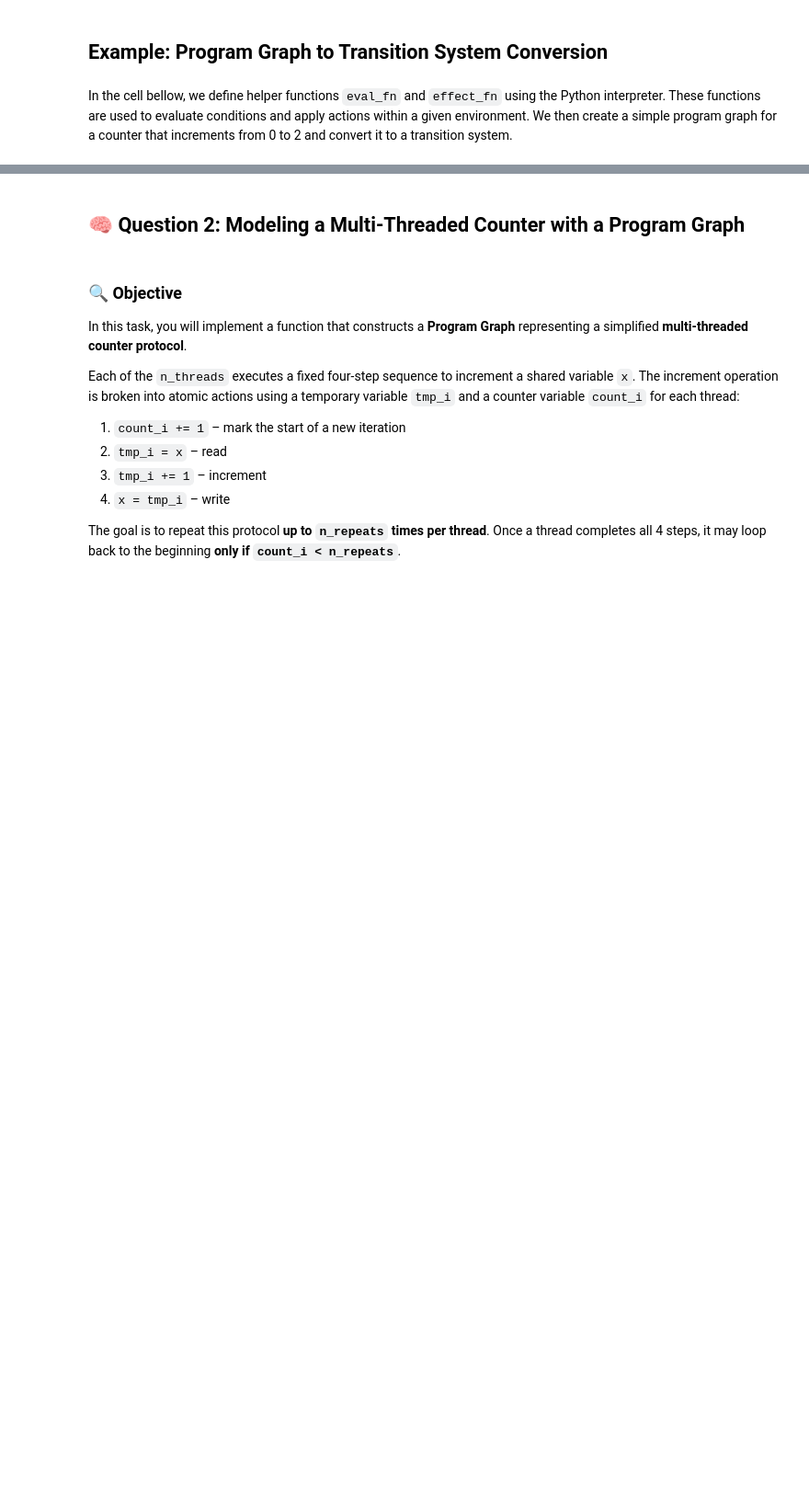
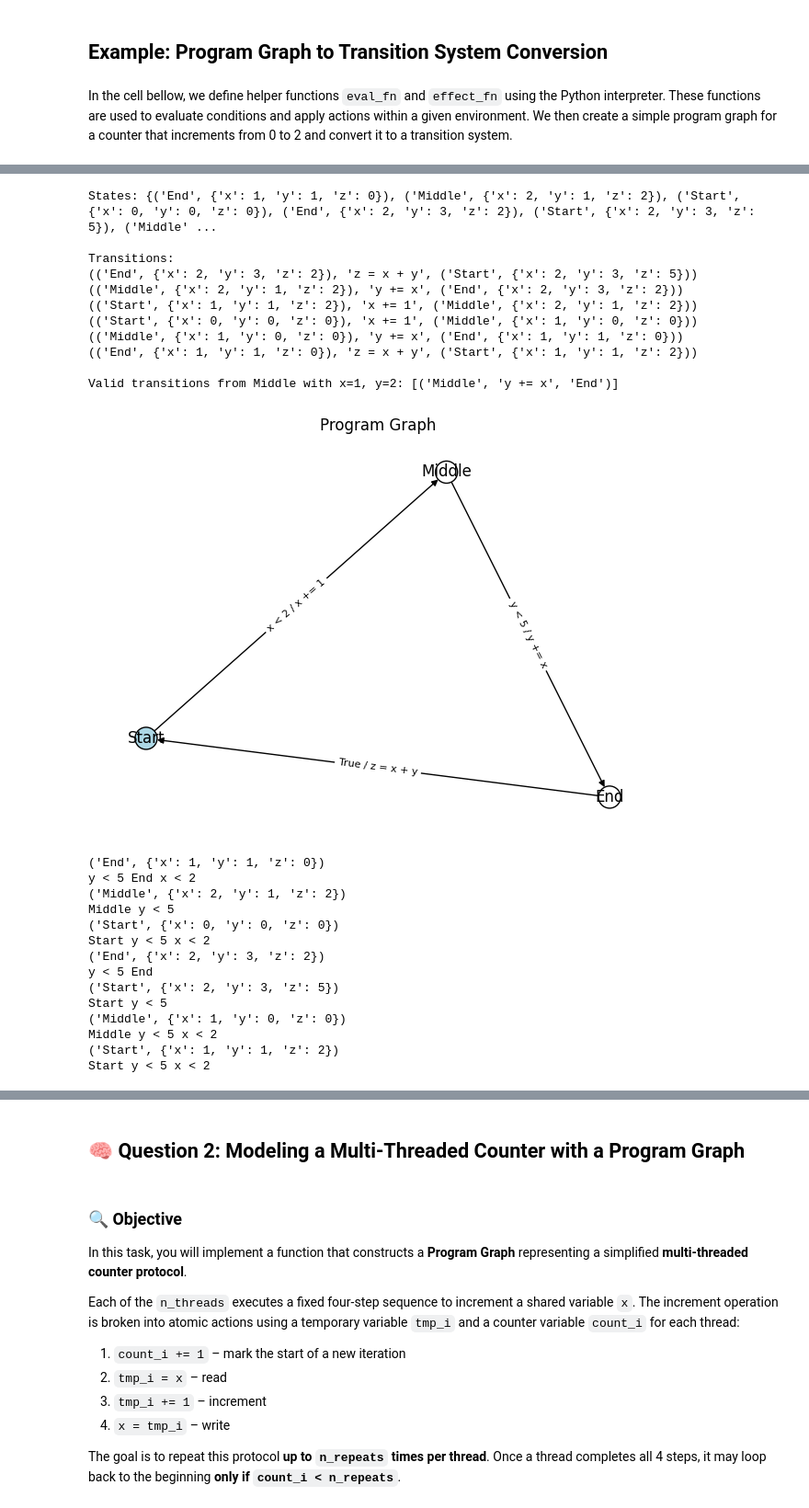
Before and after one commit to a1amit/Formal_Verification_HW2, a Jupyter notebook: HW2.ipynb, the cells around one changed output, grey strips where cells are left out. Shown: that part at 92% size. Cells and saved outputs as stored; diff of their text form; code cells hidden in the pictures; blank space fills up the shorter version.

```diff
--- a/HW2.ipynb
+++ b/HW2.ipynb
@@ -746,0 +809,62 @@ Transitions:
+# %%
+# Program graph with multiple variables
+multi_var_pg = ProgramGraph(
+    locations={'Start', 'Middle', 'End'},
+    initial_locations={'Start'},
+    actions={'x += 1', 'y += x', 'z = x + y'},
+    transitions={
+        ('Start', 'x < 2', 'x += 1', 'Middle'),
+        ('Middle', 'y < 5', 'y += x', 'End'),
+        ('End', 'True', 'z = x + y', 'Start')
+    },
+    eval_fn=eval_fn,
+    effect_fn=effect_fn,
+    g0='x == 0 and y == 0 and z == 0'
+)
+
+# Convert to transition system
+multi_vars = {'x': {0, 1, 2}, 'y': {0, 1, 2, 3, 4, 5}, 'z': {0, 1, 2, 3, 4, 5, 6, 7}}
+multi_labels = {'x < 2', 'y < 5', 'z > 5'}
+multi_ts = multi_var_pg.to_transition_system(multi_vars, multi_labels)
+
+# Print the states and transitions
+print("States:", multi_ts.S)
+print("\nTransitions:")
+for transition in multi_ts.Transitions:
+    print(transition)
+
+# Test valid_transitions
+env = {'x': 1, 'y': 2, 'z': 0}
+valid_from_middle = multi_var_pg.valid_transitions('Middle', env, 'y += x')
+print("\nValid transitions from Middle with x=1, y=2:", valid_from_middle)
+
+# Visualize
+multi_var_pg.plot()
+multi_ts.plot(title="Multi-Variable Program Graph")
+# %% [output]
+States: {('End', {'x': 1, 'y': 1, 'z': 0}), ('Middle', {'x': 2, 'y': 1, 'z': 2}), ('Start', {'x': 0, 'y': 0, 'z': 0}), ('End', {'x': 2, 'y': 3, 'z': 2}), ('Start', {'x': 2, 'y': 3, 'z': 5}), ('Middle' ...
+
+Transitions:
+(('End', {'x': 2, 'y': 3, 'z': 2}), 'z = x + y', ('Start', {'x': 2, 'y': 3, 'z': 5}))
+(('Middle', {'x': 2, 'y': 1, 'z': 2}), 'y += x', ('End', {'x': 2, 'y': 3, 'z': 2}))
+(('Start', {'x': 1, 'y': 1, 'z': 2}), 'x += 1', ('Middle', {'x': 2, 'y': 1, 'z': 2}))
+(('Start', {'x': 0, 'y': 0, 'z': 0}), 'x += 1', ('Middle', {'x': 1, 'y': 0, 'z': 0}))
+(('Middle', {'x': 1, 'y': 0, 'z': 0}), 'y += x', ('End', {'x': 1, 'y': 1, 'z': 0}))
+(('End', {'x': 1, 'y': 1, 'z': 0}), 'z = x + y', ('Start', {'x': 1, 'y': 1, 'z': 2}))
+
+Valid transitions from Middle with x=1, y=2: [('Middle', 'y += x', 'End')]
+[figure, added]
+('End', {'x': 1, 'y': 1, 'z': 0})
+y < 5 End x < 2
+('Middle', {'x': 2, 'y': 1, 'z': 2})
+Middle y < 5
+('Start', {'x': 0, 'y': 0, 'z': 0})
+Start y < 5 x < 2
+('End', {'x': 2, 'y': 3, 'z': 2})
+y < 5 End
+('Start', {'x': 2, 'y': 3, 'z': 5})
+Start y < 5
+('Middle', {'x': 1, 'y': 0, 'z': 0})
+Middle y < 5 x < 2
+('Start', {'x': 1, 'y': 1, 'z': 2})
+Start y < 5 x < 2
```
Also changed, not shown: parts of 12 cells of this notebook, 2 other files.
